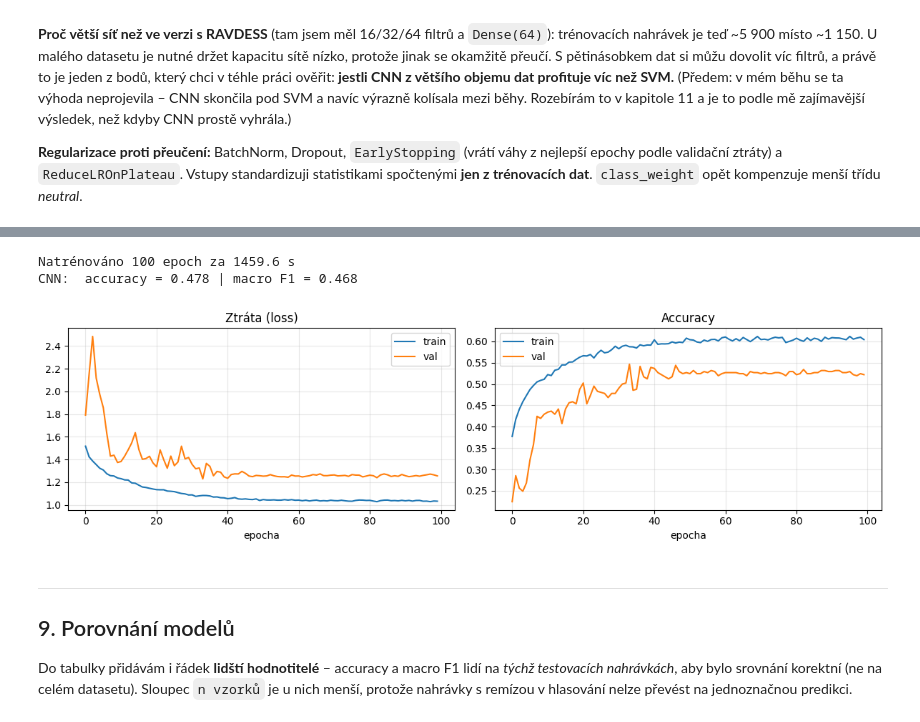
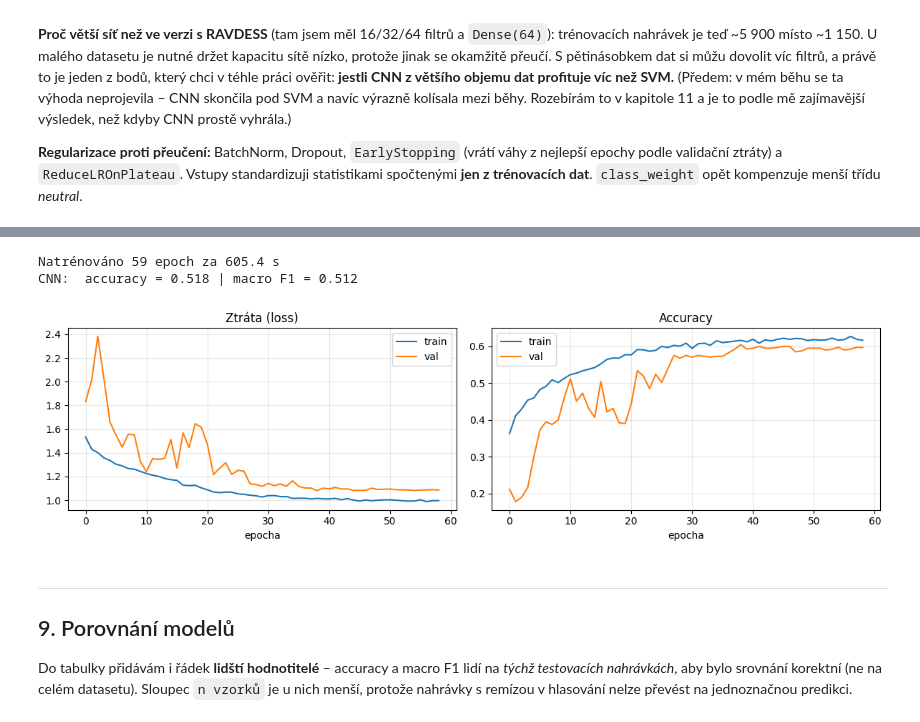
Before and after one commit to dejduu/usu, a Jupyter notebook: sencisin_emoce.ipynb, the cells around one changed output, grey strips where cells are left out. Drawn from its saved outputs; the diff is of its cells as text; code cells hidden in the pictures.

Commit message:
fix: zvyseni epoch

```diff
--- a/sencisin_emoce.ipynb
+++ b/sencisin_emoce.ipynb
@@ -1086,36 +1085,36 @@ Model: "functional"
 # %%
 # Váhy tříd kompenzují menší třídu neutral
 cw = compute_class_weight("balanced", classes=np.unique(ytr), y=ytr)
 cw = dict(enumerate(cw))
 
 # Callbacky: zastavení při přeučení (vrátí nejlepší váhy) a snižování learning rate
-cbs = [keras.callbacks.EarlyStopping(monitor="val_loss", patience=100, restore_best_weights=True),
+cbs = [keras.callbacks.EarlyStopping(monitor="val_loss", patience=20, restore_best_weights=True),
        keras.callbacks.ReduceLROnPlateau(monitor="val_loss", factor=0.5, patience=5, min_lr=1e-5)]
 
 # Tady se síť trénuje
 t0 = time.perf_counter()
-hist = cnn.fit(Atr, ytr, validation_data=(Ava, yva), epochs=100, batch_size=64,
+hist = cnn.fit(Atr, ytr, validation_data=(Ava, yva), epochs=80, batch_size=64,
                class_weight=cw, callbacks=cbs, verbose=0)
 t_fit = time.perf_counter() - t0
 
 # Predikce na testu – proba_cnn se hodí i později pro analýzu jistoty modelu
 t0 = time.perf_counter(); proba_cnn = cnn.predict(Ate, verbose=0); t_inf = time.perf_counter() - t0
 pred_cnn = proba_cnn.argmax(1)
 
 print(f"Natrénováno {len(hist.history['loss'])} epoch za {t_fit:.1f} s")
 evaluate("CNN", yte, pred_cnn, t_fit, t_inf, len(yte))
 
 # Průběh učení – rozevírající se křivky train/val by znamenaly přeučení
 fig, ax = plt.subplots(1, 2, figsize=(12, 3.5))
 ax[0].plot(hist.history["loss"], label="train"); ax[0].plot(hist.history["val_loss"], label="val")
 ax[0].set_title("Ztráta (loss)"); ax[0].set_xlabel("epocha"); ax[0].legend()
 ax[1].plot(hist.history["accuracy"], label="train"); ax[1].plot(hist.history["val_accuracy"], label="val")
 ax[1].set_title("Accuracy"); ax[1].set_xlabel("epocha"); ax[1].legend()
 plt.tight_layout(); plt.show()
 # %% [output]
-Natrénováno 100 epoch za 1459.6 s
-CNN:  accuracy = 0.478 | macro F1 = 0.468
+Natrénováno 59 epoch za 605.4 s
+CNN:  accuracy = 0.518 | macro F1 = 0.512
-[figure, old version]
+[figure, new version]
 # %% [markdown]
 
 ---
```
Also changed, not shown: parts of 14 cells of this notebook, 1 other file.
